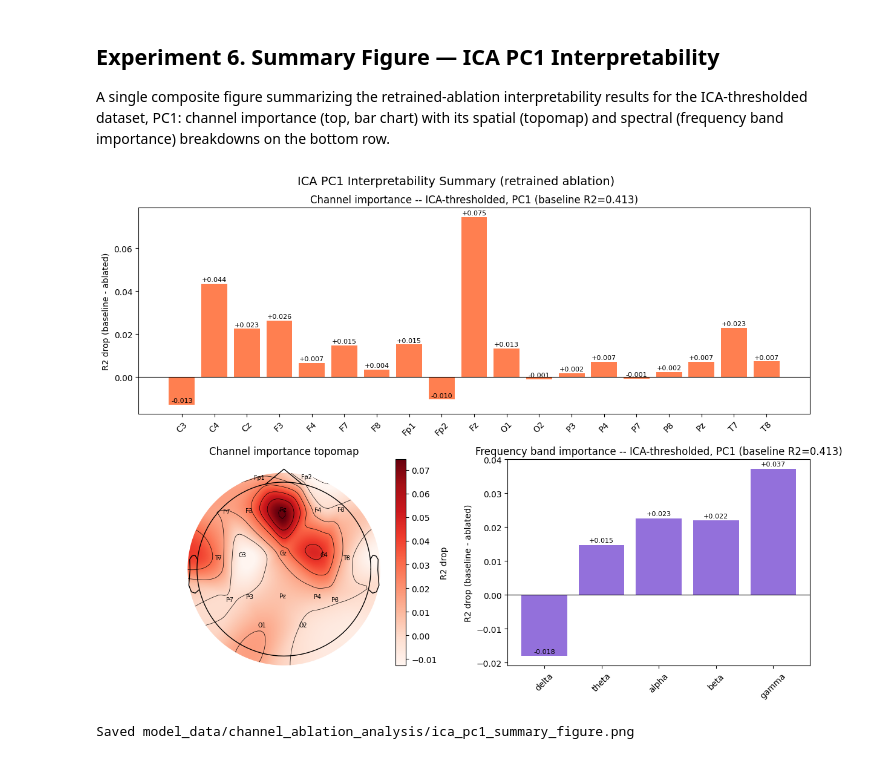
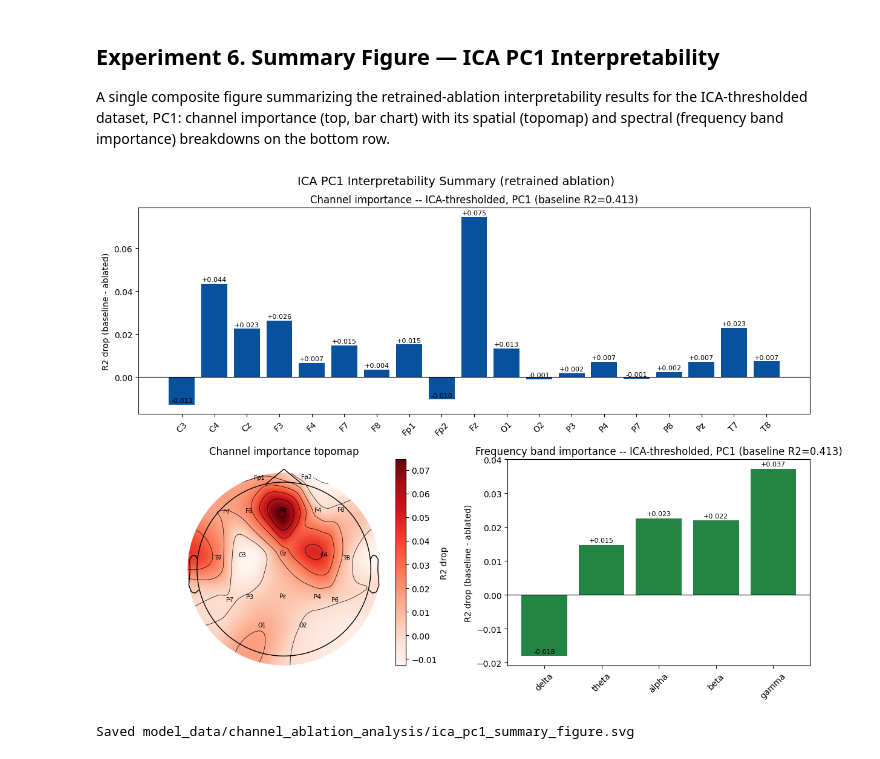
Before and after one commit to william2952/EEG_FDG_dementia, a Jupyter notebook: interpretability_analysis.ipynb, the cells around one changed output. Cells and saved outputs as stored; diff of their text form; code cells hidden in the pictures.

```diff
--- a/interpretability_analysis.ipynb
+++ b/interpretability_analysis.ipynb
@@ -969,11 +951,14 @@ _band_df_pc1 = band_results_by_pc_ica["pc1"]
 _band_drops_pc1 = [_band_df_pc1.loc[_band_df_pc1["band"] == b, "drop_mean_r2"].iloc[0] for b in BAND_ORDER]
 _band_baseline_pc1 = _band_df_pc1["baseline_mean_r2"].iloc[0]
 
+COLOR_CH   = "#08519C"  # dark blue
+COLOR_BAND = "#238443"  # dark green
+
 fig = plt.figure(figsize=(12, 9))
 gs = fig.add_gridspec(2, 2, height_ratios=[1, 1])
 
 ax_ch = fig.add_subplot(gs[0, :])
-bars = ax_ch.bar(ch_names, _ch_drops_pc1, color="coral")
+bars = ax_ch.bar(ch_names, _ch_drops_pc1, color=COLOR_CH)
 ax_ch.axhline(0, color="black", linewidth=0.8)
 ax_ch.set_ylabel("R2 drop (baseline - ablated)")
 ax_ch.set_title(f"Channel importance -- ICA-thresholded, PC1 (baseline R2={_baseline_mean:.3f})")
@@ -984,39 +969,39 @@ for bar, drop in zip(bars, _ch_drops_pc1):
 
 ax_topo = fig.add_subplot(gs[1, 0])
 _montage = mne.channels.make_standard_montage("standard_1020")
 _info = mne.create_info(ch_names, sfreq=SFREQ, ch_types="eeg")
 _info.set_montage(_montage)
 
 _importance = np.array(_ch_drops_pc1)
 _vmin, _vmax = _importance.min(), _importance.max()
 if _vmin == _vmax:
     _vmin, _vmax = _vmin - 0.01, _vmax + 0.01
 im, _ = mne.viz.plot_topomap(
     _importance, _info, axes=ax_topo, show=False,
     vlim=(_vmin, _vmax), cmap="Reds", sensors=True, names=ch_names,
 )
 plt.colorbar(im, ax=ax_topo, label="R2 drop")
 ax_topo.set_title("Channel importance topomap")
 
 ax_band = fig.add_subplot(gs[1, 1])
-bars_band = ax_band.bar(BAND_ORDER, _band_drops_pc1, color="mediumpurple")
+bars_band = ax_band.bar(BAND_ORDER, _band_drops_pc1, color=COLOR_BAND)
 ax_band.axhline(0, color="black", linewidth=0.8)
 ax_band.set_ylabel("R2 drop (baseline - ablated)")
 ax_band.set_title(f"Frequency band importance -- ICA-thresholded, PC1 (baseline R2={_band_baseline_pc1:.3f})")
 ax_band.tick_params(axis="x", rotation=45)
 for bar, drop in zip(bars_band, _band_drops_pc1):
     ax_band.text(bar.get_x() + bar.get_width() / 2, drop + 0.0005,
                  f"{drop:+.3f}", ha="center", va="bottom", fontsize=8)
 
 fig.suptitle("ICA PC1 Interpretability Summary (retrained ablation)", fontsize=14)
 plt.tight_layout()
-summary_fig_png = Path("model_data/channel_ablation_analysis") / "ica_pc1_summary_figure.png"
-plt.savefig(summary_fig_png, dpi=150)
+summary_fig_svg = Path("model_data/channel_ablation_analysis") / "ica_pc1_summary_figure.svg"
+plt.savefig(summary_fig_svg)
 plt.show()
-print(f"Saved {summary_fig_png}")
+print(f"Saved {summary_fig_svg}")
 # %% [output]
-[figure, old version]
+[figure, new version]
-Saved model_data/channel_ablation_analysis/ica_pc1_summary_figure.png
+Saved model_data/channel_ablation_analysis/ica_pc1_summary_figure.svg
 # %%
 # ── Composite figure: non-ICA PC1 channel importance + topomap + band importance ─
 # Same as the ICA PC1 summary above, but for the non-ICA (19-channel) dataset.
```
Also changed, not shown: parts of 3 cells of this notebook, 7 other files.
